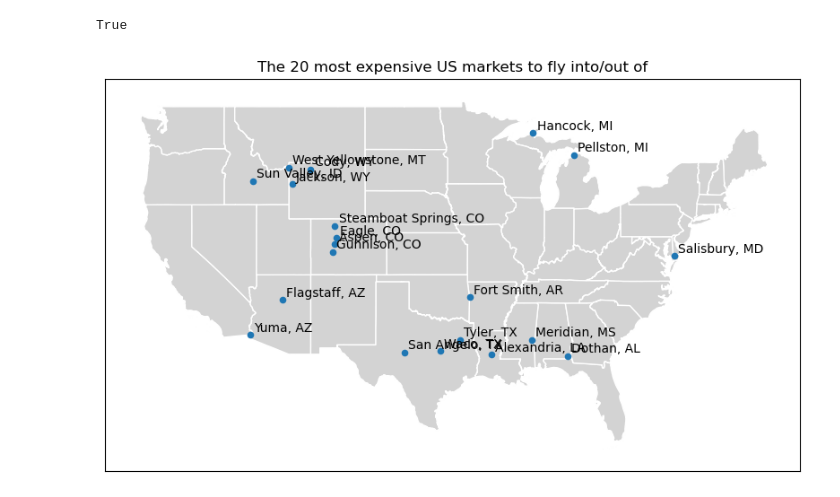
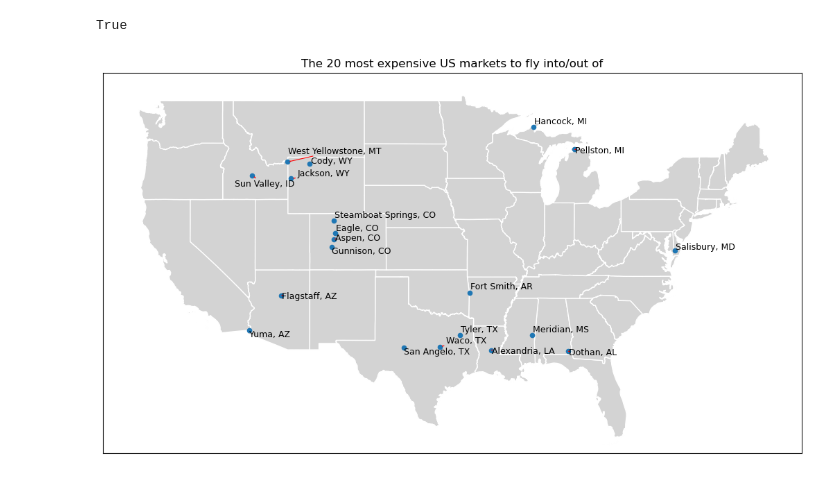
Before and after one commit to olublin/PDEW_Predict, a Jupyter notebook: PDEW_eda.ipynb, the cells around one changed output. Saved outputs shown, nothing was run; the diff lists cells and outputs as text; code cells hidden in the pictures.

Commit message:
fixed up most expensive graph

```diff
--- a/PDEW_eda.ipynb
+++ b/PDEW_eda.ipynb
@@ -121,8 +143,8 @@ all_cities_geo = gpd.GeoDataFrame(all_cities, geometry = gpd.points_from_xy(all_
 all_cities_geo.to_file('city_coords.geojson')
 # %%
 #let's take a look at this dataframe and check that we have all the coordinates
-all_cities = gpd.read_file('C:\\Users\\olubl\\OneDrive\\14th grade\\PDEW_Predict\\city_coords.geojson')
-all_cities.head()
+all_cities_geo = gpd.read_file('C:\\Users\\olubl\\OneDrive\\14th grade\\PDEW_Predict\\city_coords.geojson')
+all_cities_geo.head()
 # %% [output]
 |  | cityname | geometry |
 | 0 | Allentown, PA | POINT (-75.471 40.602) |
@@ -275,38 +297,34 @@ True
 # %%
 #plotting the 20 most expensive cities to fly into/out of
 data = avg_fare_gdf.head(20)
-fig, ax = plt.subplots(figsize = (10,13))
+fig, ax = plt.subplots(figsize = (13,16))
 
 usa_map.plot(
     ax = ax,
     color = 'lightgrey',
     edgecolor = 'white')
 
 data.plot(
     ax = plt.gca(),
     markersize = 20
 )
 ax.set_xlim(-128,-64)
-ax.set_ylim(23,51)
+ax.set_ylim(24,51)
 
 ax.set_xticks([])
 ax.set_yticks([])
 
-#add labels for each citymarket
+#add labels for each citymarket. we can avoid overlap using adjustText.
+texts = []
 for x, y, cityname in zip(data['geometry'].x, data['geometry'].y, data['city']):        #zip lets us iterate over multiple iterables
-    ax.annotate(
-        text = cityname,
-        xy = (x, y),
-        xytext=(3, 3),   #position to place the text relative to the marker
-        textcoords='offset points', #offsets each annotation this many points from the marker
-        #fontsize=8,
-        color='black'
-    )
+    texts.append(ax.text(x,y,cityname,fontsize = 9))   #ax.text, unlike ax.annotate, simply assigns each string to its respective coords.
 
-#many of the labels overlap due to being close together. we can automatically adjust this using adjustText.
+adjust_text(texts, expand = (1,1), arrowprops = dict(arrowstyle='->', color = 'red', lw = 0.8))     #texts is a list of matplotlib.text.Text objects, which is the primary parameter for adjust_text.
+
+
 plt.title('The 20 most expensive US markets to fly into/out of')
 plt.show()
 # %% [output]
-[figure, old version]
+[figure, new version]
 # %%
 #using the same df_merged dataframe, we can produce a dataframe showing the percent of routes each carrier has the largest market share on out of each of the 274 markets in the dataframe
```
Also changed, not shown: parts of 4 cells of this notebook.
